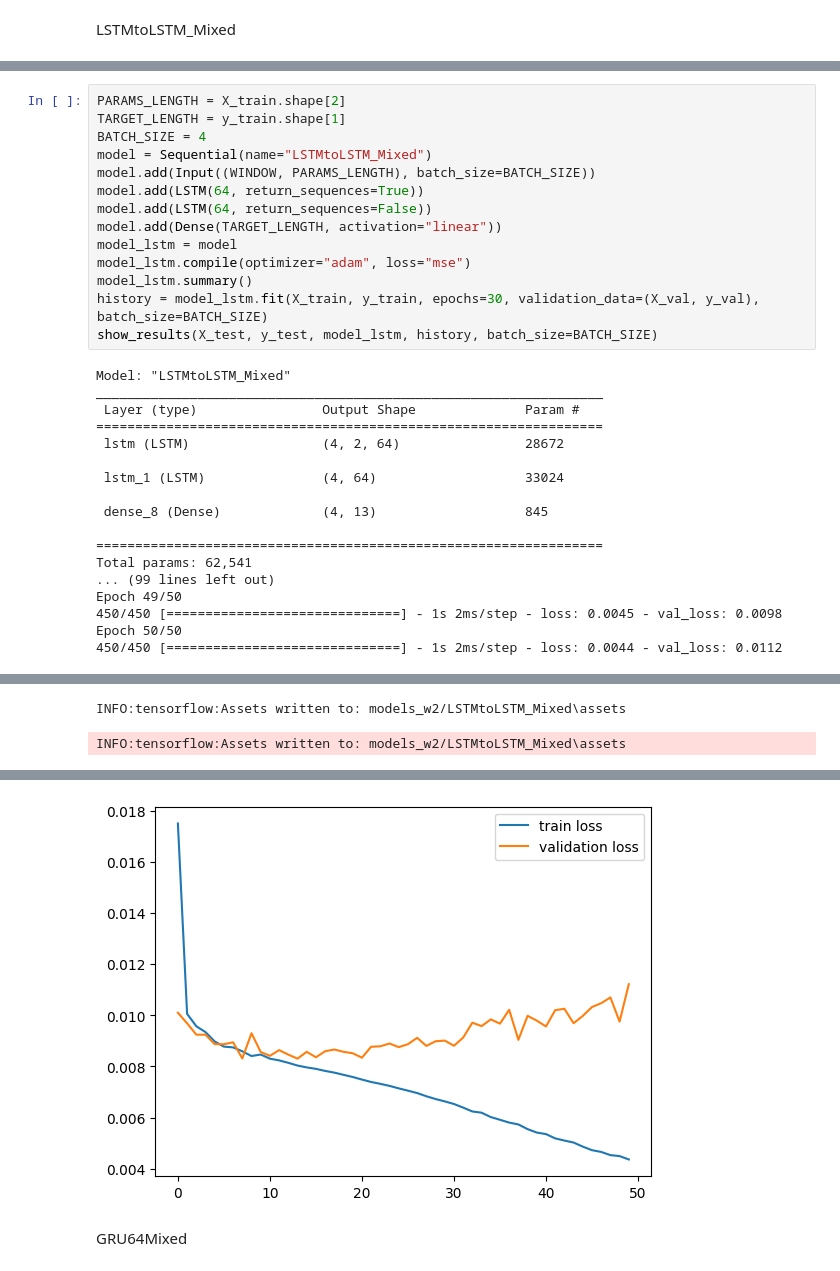
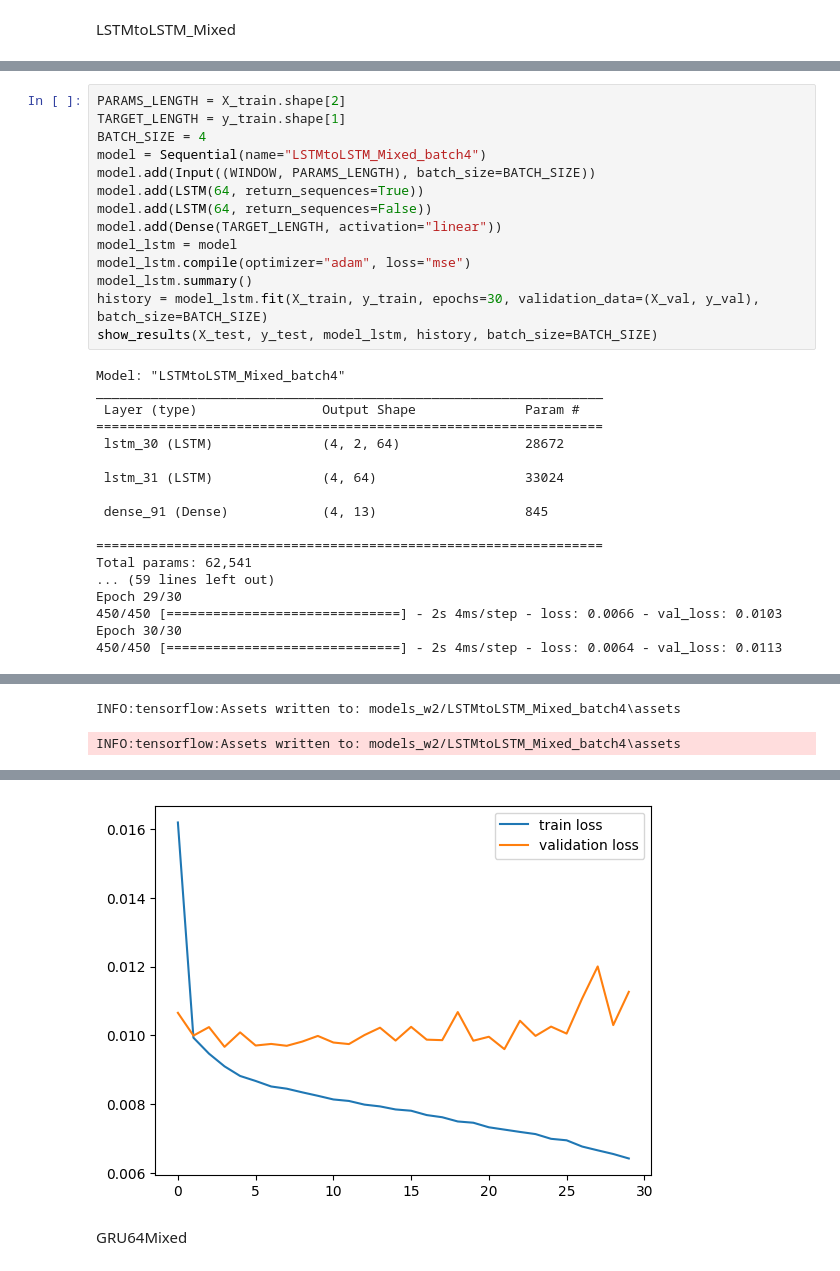
Before and after one commit to geniusserg/CovidPredict, a Jupyter notebook: ml_improved_window2.ipynb, the cells around one changed output, grey strips where cells are left out. Saved outputs shown, nothing was run; the diff lists cells and outputs as text.

```diff
--- a/ml_improved_window2.ipynb
+++ b/ml_improved_window2.ipynb
@@ -1246,7 +1214,7 @@ show_results(X_test, y_test, model_lstm, history)
 PARAMS_LENGTH = X_train.shape[2]
 TARGET_LENGTH = y_train.shape[1]
 BATCH_SIZE = 4
-model = Sequential(name="LSTMtoLSTM_Mixed")
+model = Sequential(name="LSTMtoLSTM_Mixed_batch4")
 model.add(Input((WINDOW, PARAMS_LENGTH), batch_size=BATCH_SIZE))
 model.add(LSTM(64, return_sequences=True))
 model.add(LSTM(64, return_sequences=False))
@@ -1257,20 +1225,20 @@ model_lstm.summary()
 history = model_lstm.fit(X_train, y_train, epochs=30, validation_data=(X_val, y_val), batch_size=BATCH_SIZE)
 show_results(X_test, y_test, model_lstm, history, batch_size=BATCH_SIZE)
 # %% [output]
-Model: "LSTMtoLSTM_Mixed"
+Model: "LSTMtoLSTM_Mixed_batch4"
 _________________________________________________________________
  Layer (type)                Output Shape              Param #
 =================================================================
- lstm (LSTM)                 (4, 2, 64)                28672
+ lstm_30 (LSTM)              (4, 2, 64)                28672
 
- lstm_1 (LSTM)               (4, 64)                   33024
+ lstm_31 (LSTM)              (4, 64)                   33024
 
- dense_8 (Dense)             (4, 13)                   845
+ dense_91 (Dense)            (4, 13)                   845
 
 =================================================================
 Total params: 62,541
-... (99 lines left out)
-Epoch 49/50
-450/450 [==============================] - 1s 2ms/step - loss: 0.0045 - val_loss: 0.0098
-Epoch 50/50
-450/450 [==============================] - 1s 2ms/step - loss: 0.0044 - val_loss: 0.0112
+... (59 lines left out)
+Epoch 29/30
+450/450 [==============================] - 2s 4ms/step - loss: 0.0066 - val_loss: 0.0103
+Epoch 30/30
+450/450 [==============================] - 2s 4ms/step - loss: 0.0064 - val_loss: 0.0113
@@ -1278,3 +1246,3 @@ WARNING:absl:Found untraced functions such as lstm_cell_layer_call_fn, lstm_cell
-INFO:tensorflow:Assets written to: models_w2/LSTMtoLSTM_Mixed\assets
+INFO:tensorflow:Assets written to: models_w2/LSTMtoLSTM_Mixed_batch4\assets
-INFO:tensorflow:Assets written to: models_w2/LSTMtoLSTM_Mixed\assets
+INFO:tensorflow:Assets written to: models_w2/LSTMtoLSTM_Mixed_batch4\assets
 |  | Температура_dinam_fact | Лимфоциты#_dinam_fact | АСТ_dinam_fact | ЧСС_dinam_fact | ЧДД_dinam_fact | ... |
@@ -1283,4 +1251,4 @@ INFO:tensorflow:Assets written to: models_w2/LSTMtoLSTM_Mixed\assets
-[figure, old version]
+[figure, new version]
 # %% [markdown]
 GRU64Mixed
 # %%
```
Also changed, not shown: parts of 49 cells of this notebook.
